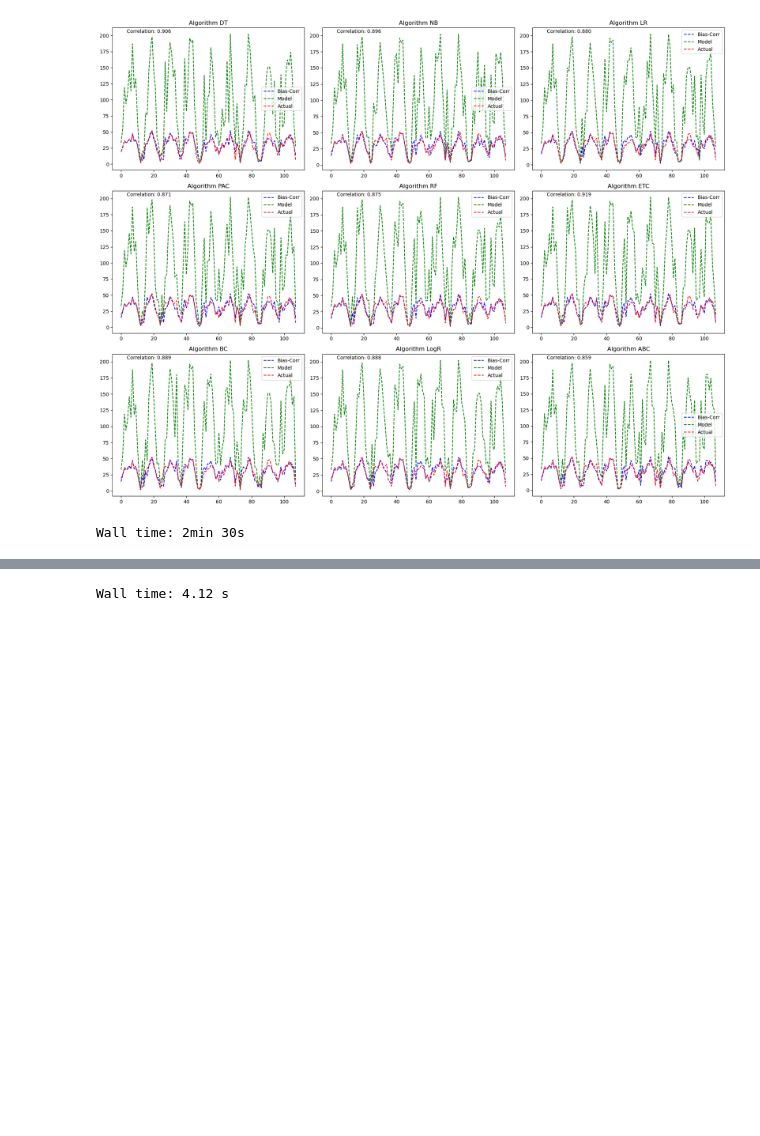
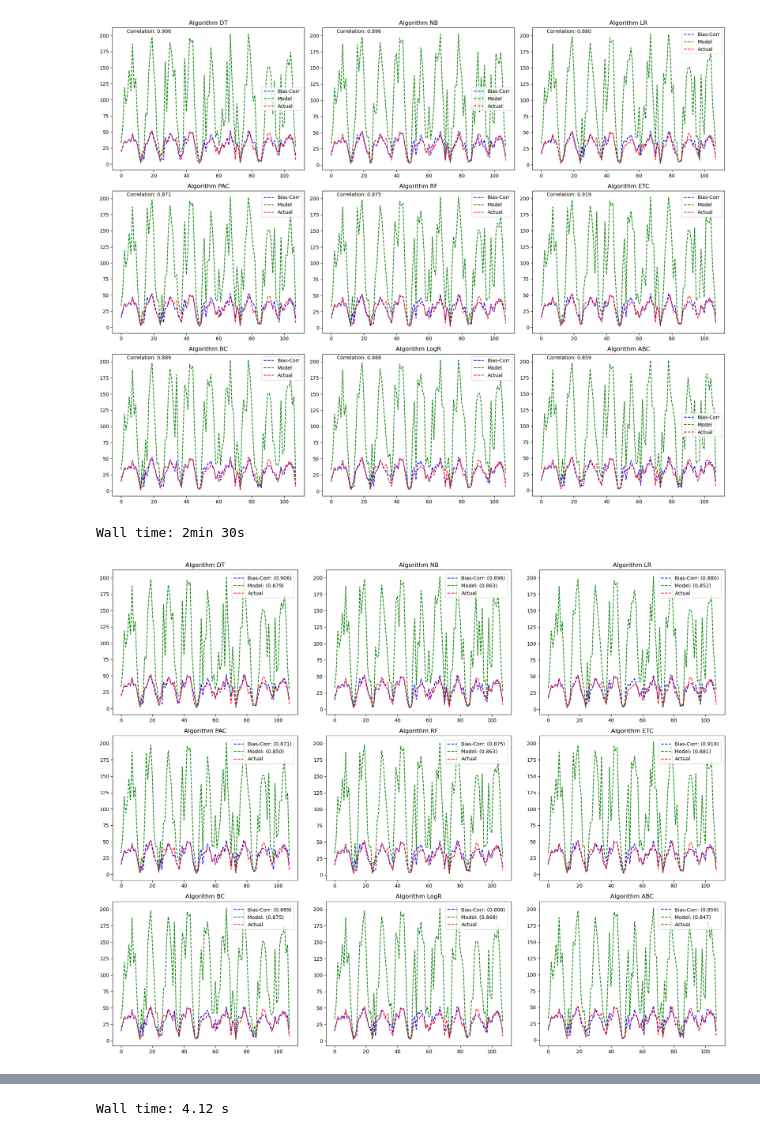
Before and after one commit to Annor-Gyimah/MODELLING-SPATIO-TEMPORAL-DYNAMICS-OF-LOW-LEVEL-CLOUDS-USING-MACHINE-LEARNING-ALGORITHM, a Jupyter notebook: mach.ipynb, the cells around one changed output, grey strips where cells are left out. Saved outputs shown, nothing was run; the diff lists cells and outputs as text; code cells hidden in the pictures; blank space fills up the shorter version.

```diff
--- a/mach.ipynb
+++ b/mach.ipynb
@@ -711,3 +619,81 @@ plt.show()
 # %% [output]
 [figure]
 Wall time: 2min 30s
+# %%
+%%time
+fig, axes = plt.subplots(3, 3, figsize=(18, 14))
+inp = pd.read_csv(r'point-data.csv', usecols=['time', 'd2m', 't2m', 'slhf', 'ssr', 'str', 'sshf', 'tp', 'lcc', 'r'])
+methods = ['DT', 'NB', 'LR', 'PAC', 'RF', 'ETC', 'BC', 'LogR', 'ABC']  # List of methods
+np.random.seed(42)  # Set a specific random seed for reproducibility
+
+for i, method in enumerate(methods):
+    if i < 7:
+        ax = axes[i // 3, i % 3]
+    else:
+        ax = axes[2, 2]  # Additional plot in the last position
+    T_in = inp[['ssr', 't2m', 'str', 'sshf', 'r']]
+    T_out = inp['lcc']
+    lab = preprocessing.LabelEncoder()
+    T_out = pd.DataFrame(lab.fit_transform(T_out))
+    model = ML.model(T_in, T_out, method=[method])[5]  # Get the model for the current method
+
+    ann_inp = inp.set_index('time').copy()
+    ann_inp.index = pd.to_datetime(ann_inp.index)
+    ann_inp = ann_inp.groupby(pd.Grouper(freq='M')).sum()
+
+    T_in = ann_inp[['ssr', 't2m', 'str', 'sshf', 'r']]
+    T_out = ann_inp[['lcc']]
+
+    x_train = T_in.loc['1975':'1991'].reset_index().drop('time', axis=1).astype(float)
+    y_train = T_out.loc['1975':'1991'].reset_index().drop('time', axis=1).astype(float)
+    x_test = T_in.loc['1991':'2000'].reset_index().drop('time', axis=1).astype(float)
+    y_test = T_out.loc['1991':'2000'].reset_index().drop('time', axis=1).astype(float)
+
+    lab = preprocessing.LabelEncoder()
+    y_train = pd.DataFrame(lab.fit_transform(y_train))
+    y_test = y_test.squeeze()
+    model.fit(x_train, y_train)
+    model_data = model.predict(x_test)
+
+    def bias_correction(y_test, model_data, method='QM'):
+        if method == 'QM':
+            # Quantile Mapping
+            # Calculate the mapping between observed and model data quantiles
+            observed_quantiles = np.nanpercentile(y_test, q=np.arange(0, 101))
+            model_quantiles = np.nanpercentile(model_data, q=np.arange(0, 101))
+
+            # Map the model data to observed data quantiles
+            corrected_data = np.interp(model_data, model_quantiles, observed_quantiles)
+
+        elif method == 'SC':
+            # Calculate the mean and standard deviation of observed and model data
+            observed_mean = np.nanmean(y_test)
+            model_mean = np.nanmean(model_data)
+            observed_std = np.nanstd(y_test)
+            model_std = np.nanstd(model_data)
+
+            # Scale the model data by matching the mean and standard deviation of observed data
+            corrected_data = ((model_data - model_mean) * (observed_std / model_std)) + observed_mean
+
+        return corrected_data
+
+    cor_data = bias_correction(y_test, model_data, method='QM')
+    SM_cor_data = bias_correction(y_test, model_data, method='SC')
+    correlation_Bias = np.corrcoef(y_test, cor_data)[0, 1]
+    correlation_Model = np.corrcoef(y_test, model.predict(x_test))[0,1]
+    # Plot predicted and actual values
+    axes[i // 3, i % 3].plot(cor_data, color='b', linestyle='--', label=f'Bias-Corr: ({correlation_Bias:.3f})')
+    axes[i // 3, i % 3].plot(model.predict(x_test), color='g', linestyle='--', label=f'Model: ({correlation_Model:.3f})')
+    axes[i // 3, i % 3].plot(y_test, color='r', linestyle='--', label='Actual')
+    axes[i // 3, i % 3].set_title(f'Algorithm {method}')
+    axes[i // 3, i % 3].legend(loc =2, bbox_to_anchor=(0.63, 0.99), fontsize = 10)
+
+    # Calculate correlation and add it to the plot
+    #correlation = np.corrcoef(y_test, cor_data)[0, 1]
+    #axes[i // 3, i % 3].text(0.19, 0.99, f'Correlation: {correlation:.3f}', transform=axes[i // 3, i % 3].transAxes,
+    #                         ha='center', va='top')
+
+plt.tight_layout()
+plt.show()
+# %% [output]
+[figure, added]
```
Also changed, not shown: parts of 8 cells of this notebook.
